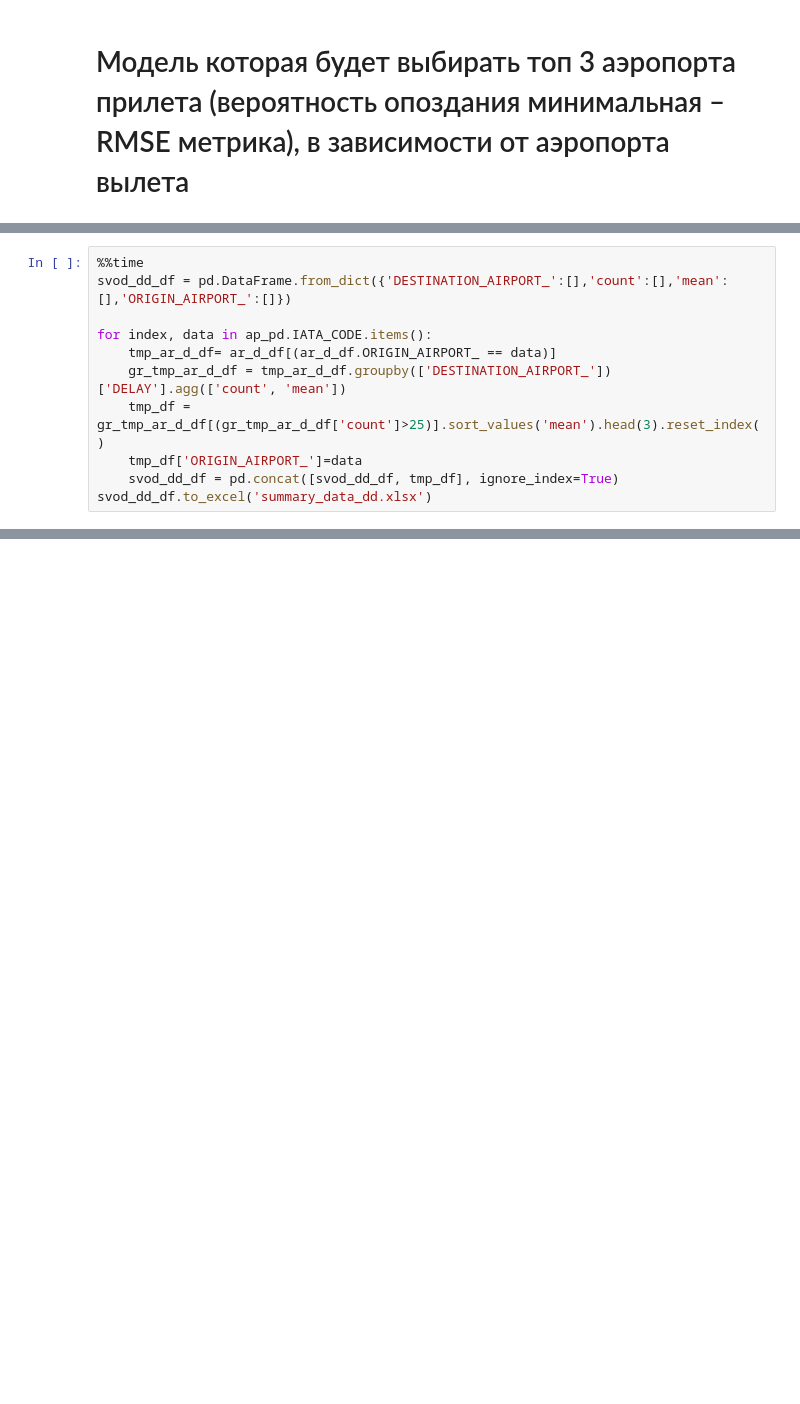
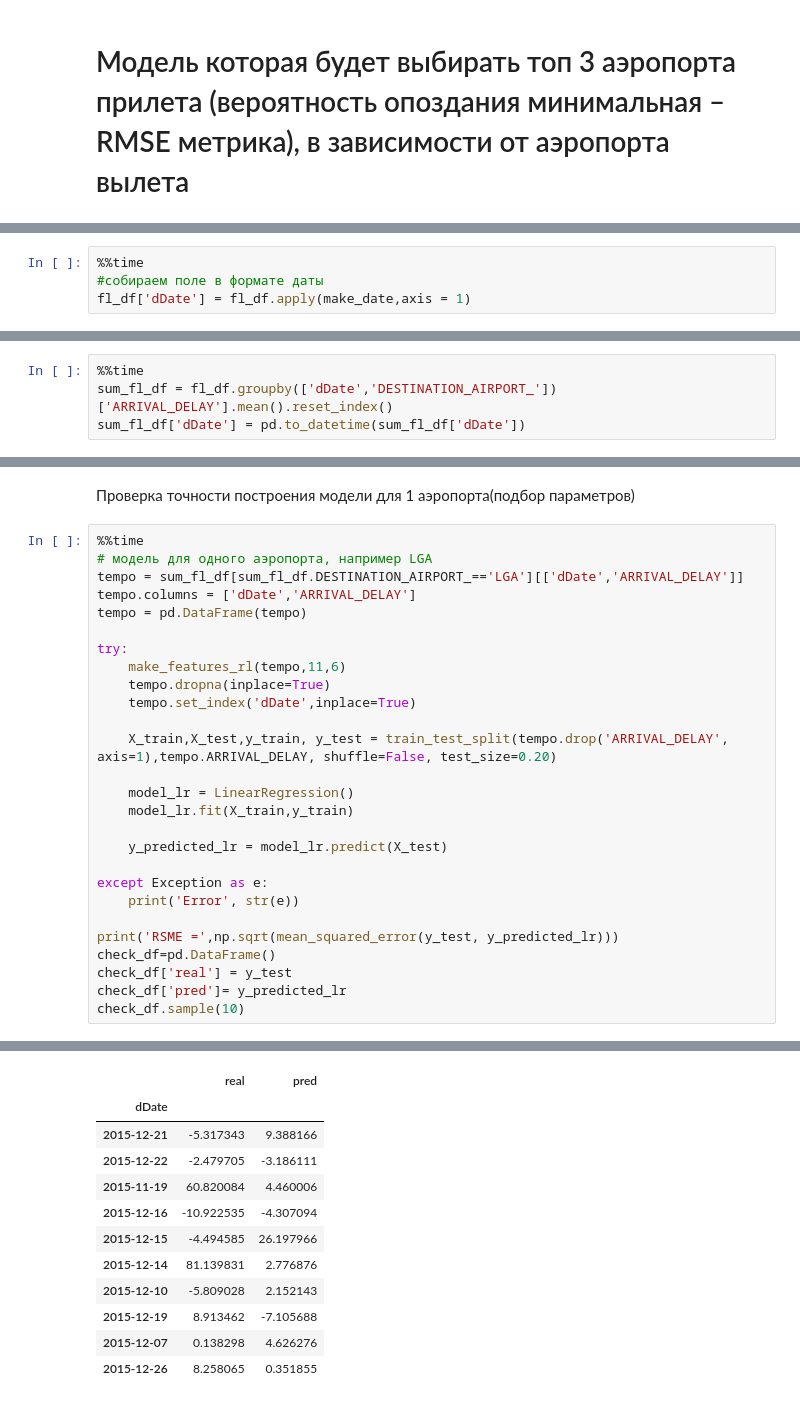
Before and after one commit to FomichevVA/Education_Reboot_DA_graduation_project, a Jupyter notebook: GradProject_FlightDelay2015.ipynb, the cells around one changed output, grey strips where cells are left out. Cells and saved outputs as stored; diff of their text form; blank space fills up the shorter version.

```diff
--- a/GradProject_FlightDelay2015.ipynb
+++ b/GradProject_FlightDelay2015.ipynb
@@ -679,11 +342,0 @@ Name: 5312234, dtype: object
-# %%
-%%time
-svod_dd_df = pd.DataFrame.from_dict({'DESTINATION_AIRPORT_':[],'count':[],'mean':[],'ORIGIN_AIRPORT_':[]})
-
-for index, data in ap_pd.IATA_CODE.items():
-    tmp_ar_d_df= ar_d_df[(ar_d_df.ORIGIN_AIRPORT_ == data)]
-    gr_tmp_ar_d_df = tmp_ar_d_df.groupby(['DESTINATION_AIRPORT_'])['DELAY'].agg(['count', 'mean'])
-    tmp_df = gr_tmp_ar_d_df[(gr_tmp_ar_d_df['count']>25)].sort_values('mean').head(3).reset_index()
-    tmp_df['ORIGIN_AIRPORT_']=data
-    svod_dd_df = pd.concat([svod_dd_df, tmp_df], ignore_index=True)
-svod_dd_df.to_excel('summary_data_dd.xlsx')
@@ -692,0 +370,4 @@ Wall time: 3min 6s
+# %%
+%%time
+#собираем поле в формате даты
+fl_df['dDate'] = fl_df.apply(make_date,axis = 1)
@@ -692,0 +377,4 @@ Wall time: 3min 6s
+# %%
+%%time
+sum_fl_df = fl_df.groupby(['dDate','DESTINATION_AIRPORT_'])['ARRIVAL_DELAY'].mean().reset_index()
+sum_fl_df['dDate'] = pd.to_datetime(sum_fl_df['dDate'])
@@ -692,0 +384,30 @@ Wall time: 3min 6s
+# %% [markdown]
+Проверка точности построения модели для 1 аэропорта(подбор параметров)
+# %%
+%%time
+# модель для одного аэропорта, например LGA
+tempo = sum_fl_df[sum_fl_df.DESTINATION_AIRPORT_=='LGA'][['dDate','ARRIVAL_DELAY']]
+tempo.columns = ['dDate','ARRIVAL_DELAY']
+tempo = pd.DataFrame(tempo)
+
+try:
+    make_features_rl(tempo,11,6)
+    tempo.dropna(inplace=True)
+    tempo.set_index('dDate',inplace=True)
+
+    X_train,X_test,y_train, y_test = train_test_split(tempo.drop('ARRIVAL_DELAY', axis=1),tempo.ARRIVAL_DELAY, shuffle=False, test_size=0.20)
+
+    model_lr = LinearRegression()
+    model_lr.fit(X_train,y_train)
+
+    y_predicted_lr = model_lr.predict(X_test)
+
+except Exception as e:
+    print('Error', str(e))
+
+print('RSME =',np.sqrt(mean_squared_error(y_test, y_predicted_lr)))
+check_df=pd.DataFrame()
+check_df['real'] = y_test
+check_df['pred']= y_predicted_lr
+check_df.sample(10)
+# %% [output]
@@ -692,0 +417,12 @@ Wall time: 3min 6s
+|  | real | pred |
+| dDate |  |  |
+| 2015-12-21 | -5.317343 | 9.388166 |
+| 2015-12-22 | -2.479705 | -3.186111 |
+| 2015-11-19 | 60.820084 | 4.460006 |
+| 2015-12-16 | -10.922535 | -4.307094 |
+| 2015-12-15 | -4.494585 | 26.197966 |
+| 2015-12-14 | 81.139831 | 2.776876 |
+| 2015-12-10 | -5.809028 | 2.152143 |
+| 2015-12-19 | 8.913462 | -7.105688 |
+| 2015-12-07 | 0.138298 | 4.626276 |
+| 2015-12-26 | 8.258065 | 0.351855 |
```
Also changed, not shown: parts of 71 cells of this notebook.
